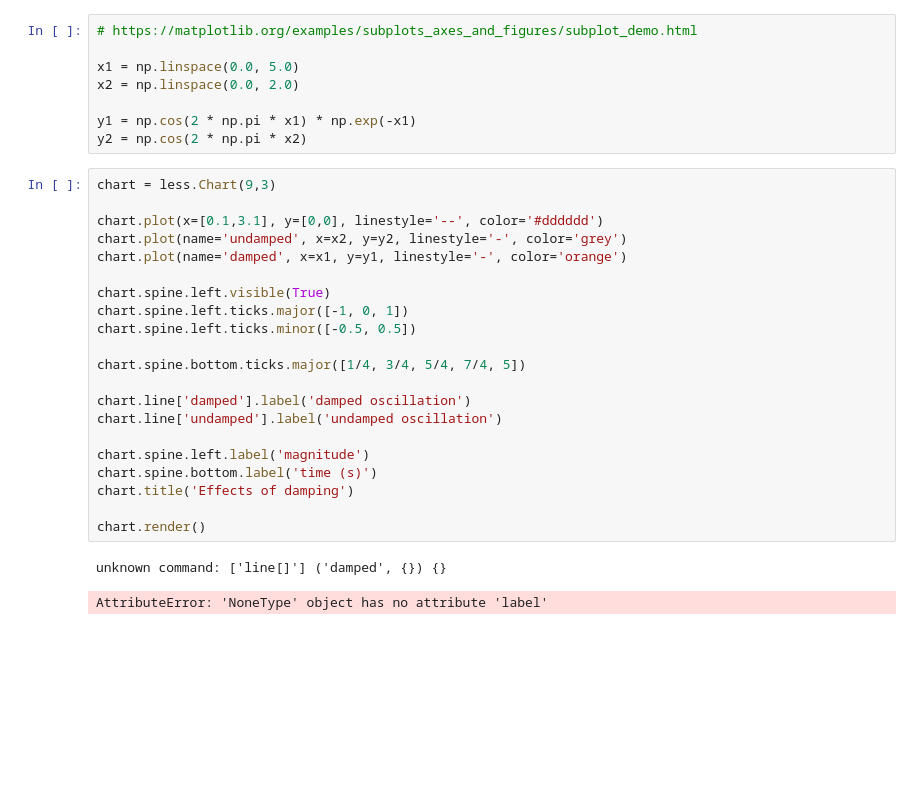
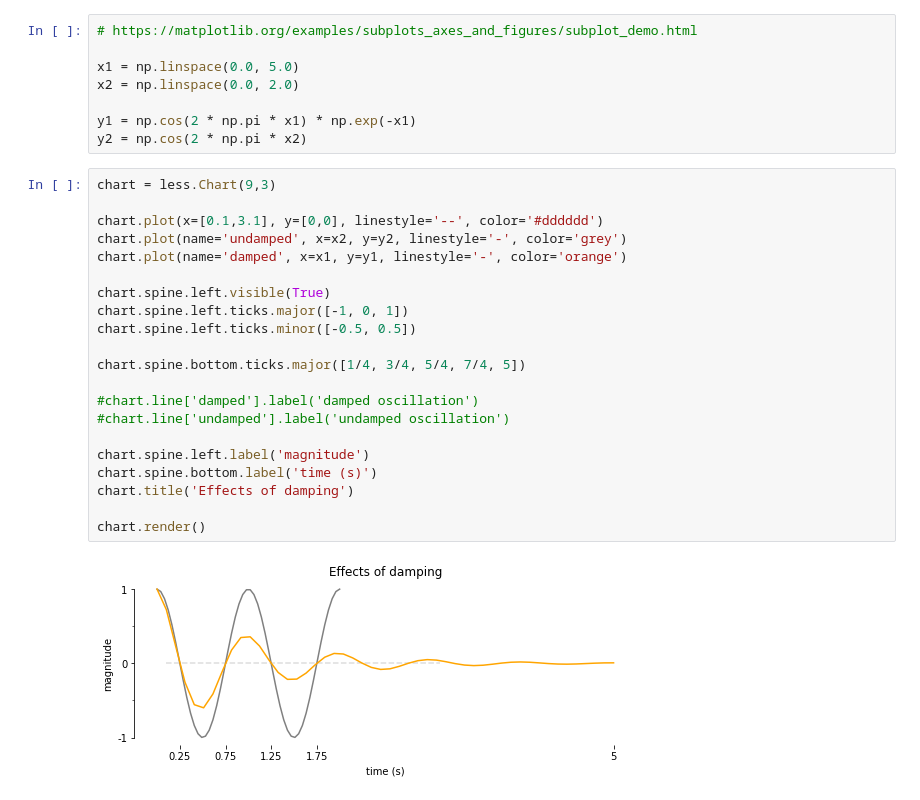
Before and after one commit to coreygirard/less, a Jupyter notebook: demo.ipynb, the cells around one changed output. Drawn from its saved outputs; the diff is of its cells as text; blank space fills up the shorter version.

```diff
--- a/demo.ipynb
+++ b/demo.ipynb
@@ -62,27 +62,26 @@ y2 = np.cos(2 * np.pi * x2)
 # %%
 chart = less.Chart(9,3)
 
 chart.plot(x=[0.1,3.1], y=[0,0], linestyle='--', color='#dddddd')
 chart.plot(name='undamped', x=x2, y=y2, linestyle='-', color='grey')
 chart.plot(name='damped', x=x1, y=y1, linestyle='-', color='orange')
 
 chart.spine.left.visible(True)
 chart.spine.left.ticks.major([-1, 0, 1])
 chart.spine.left.ticks.minor([-0.5, 0.5])
 
 chart.spine.bottom.ticks.major([1/4, 3/4, 5/4, 7/4, 5])
 
-chart.line['damped'].label('damped oscillation')
-chart.line['undamped'].label('undamped oscillation')
+#chart.line['damped'].label('damped oscillation')
+#chart.line['undamped'].label('undamped oscillation')
 
 chart.spine.left.label('magnitude')
 chart.spine.bottom.label('time (s)')
 chart.title('Effects of damping')
 
 chart.render()
 # %% [output]
-unknown command: ['line[]'] ('damped', {}) {}
-AttributeError: 'NoneType' object has no attribute 'label'
+[figure, added]
 # %%
 import json
 
```
Also changed, not shown: parts of 2 cells of this notebook, 1 other file.
